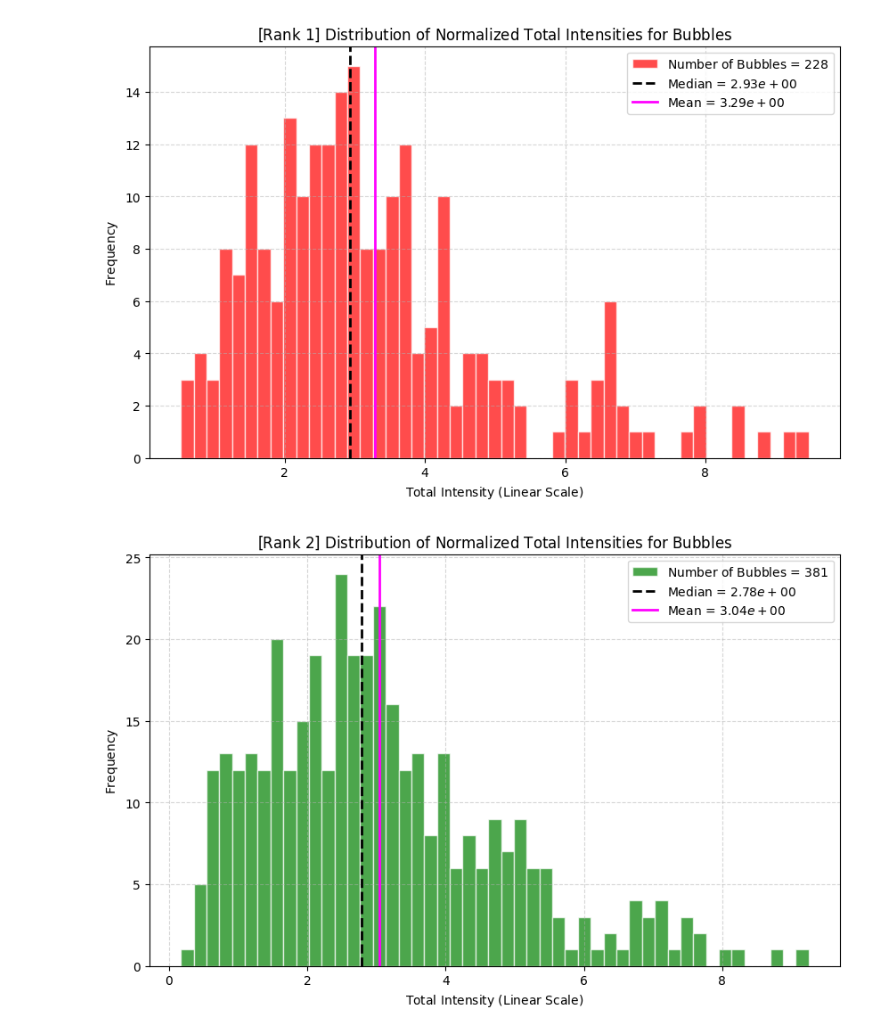
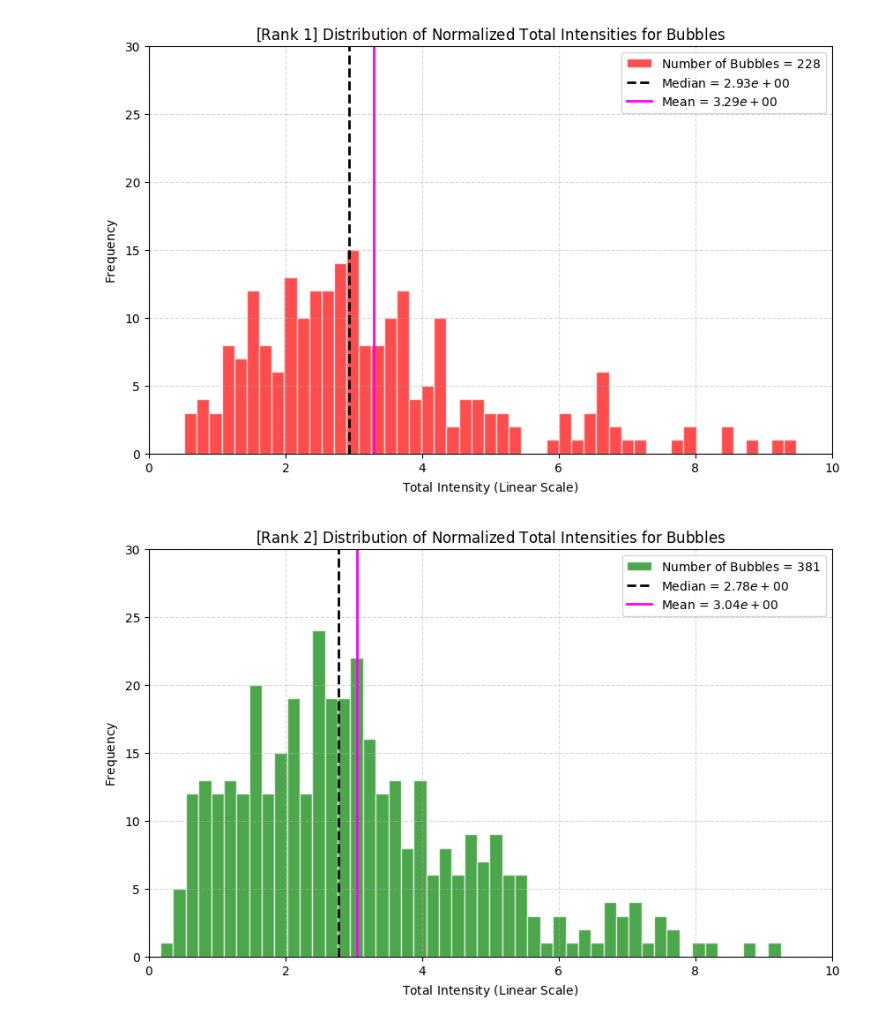
Before and after one commit to yudai-22/Cygnus-X_CAE, a Jupyter notebook: Bubble_analysis/Rank_Analysis/distribution_intensity_by_rank_all.ipynb, the cells around one changed output. Saved outputs shown, nothing was run; the diff lists cells and outputs as text; code cells hidden in the pictures.

```diff
--- a/Bubble_analysis/Rank_Analysis/distribution_intensity_by_rank_all.ipynb
+++ b/Bubble_analysis/Rank_Analysis/distribution_intensity_by_rank_all.ipynb
@@ -157,6 +157,8 @@ for rank_num in range(3):
     plt.hist(positive_intensities, bins=log_bins, color=color, alpha=0.7, edgecolor='w',
              label=f'Number of Bubbles = ${N}$')
 
+    plt.xlim(10e2, 10e+6)
+    plt.ylim(1, 30)
     # 中央値の縦線を追加（赤色の破線）
     plt.axvline(median_val, color='black', linestyle='--', linewidth=2,
                 label=f'Median = ${median_val:.2e}$')
@@ -205,32 +207,34 @@ for rank_num in range(3):
     # log_bins = np.logspace(np.log10(min_val), np.log10(max_val), 50)
     line_bins = np.linspace(min_val, max_val, 50)
 
 
     # ヒストグラムの描画
     color = rank_color[rank_num]
     plt.hist(positive_intensities, bins=line_bins, color=color, alpha=0.7, edgecolor='w',
              label=f'Number of Bubbles = ${N}$')
 
     # 中央値の縦線を追加（赤色の破線）
     plt.axvline(median_val, color='black', linestyle='--', linewidth=2,
                 label=f'Median = ${median_val:.2e}$')
 
     # 平均値の縦線を追加（緑色の実線、または点線）
     plt.axvline(mean_val, color='magenta', linestyle='-', linewidth=2,
                 label=f'Mean = ${mean_val:.2e}$')
 
+    plt.xlim(0, 10)
+    plt.ylim(0, 30)
     # plt.xscale('log')
     plt.xlabel(r'$\text{Total Intensity (Linear Scale)}$')
     plt.ylabel(r'$\text{Frequency}$')
     plt.title(f'[Rank ${rank_num+1}$] Distribution of Normalized Total Intensities for Bubbles')
     plt.grid(True, linestyle='--', alpha=0.5)
 
     # 凡例を表示（追加した縦線のラベルも表示されます）
     plt.legend()
 
     # 保存または表示
     plt.savefig(f"[Rank{rank_num+1}]_Distribution_of_Normalized_Total_Intensities_with_Stats.png")
     plt.show()
 # %% [output]
-[figure, old version]
+[figure, new version]
-[figure, old version]
+[figure, new version]
```
Also changed, not shown: parts of 3 cells of this notebook.
